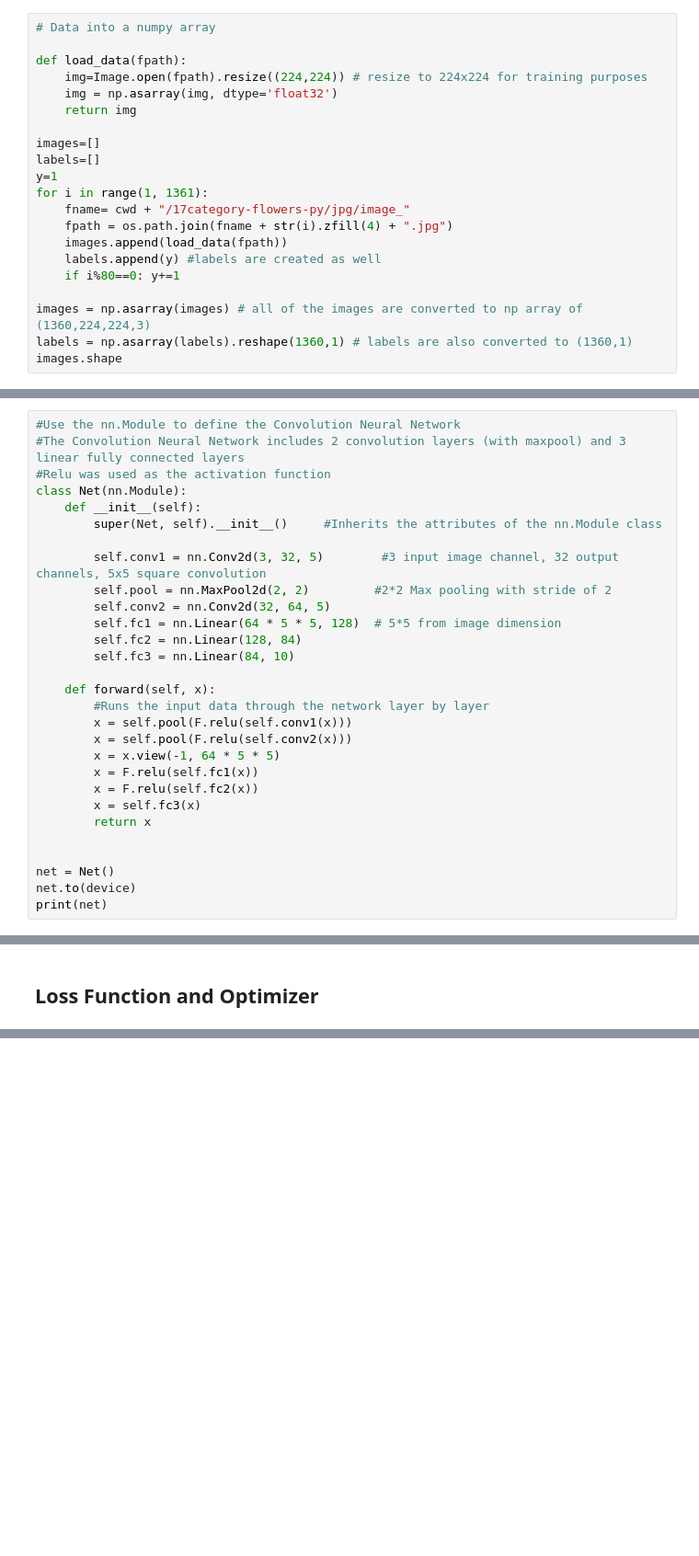
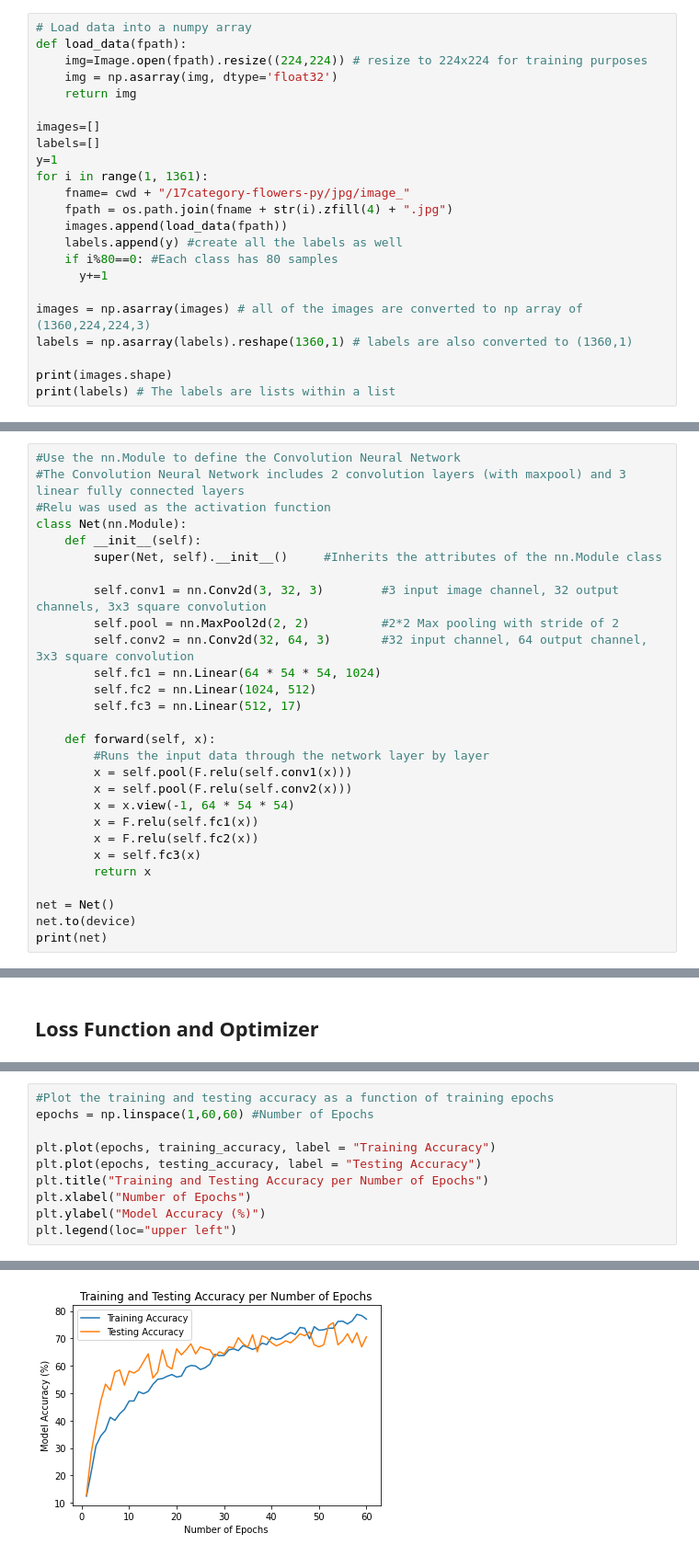
Before and after one commit to pbrebner/17flower-dataset-classification, a Jupyter notebook: 17_category_flower_dataset.ipynb, the cells around one changed output, grey strips where cells are left out. Shown at 92% size. Cells and saved outputs as stored; diff of their text form; blank space fills up the shorter version.

```diff
--- a/17_category_flower_dataset.ipynb
+++ b/17_category_flower_dataset.ipynb
@@ -79,6 +108,5 @@ Image.open(cwd + "/17category-flowers-py/jpg/image_0180.jpg")
 # %%
-# Data into a numpy array
-
+# Load data into a numpy array
 def load_data(fpath):
     img=Image.open(fpath).resize((224,224)) # resize to 224x224 for training purposes
     img = np.asarray(img, dtype='float32')
@@ -91,9 +119,12 @@ for i in range(1, 1361):
     fname= cwd + "/17category-flowers-py/jpg/image_"
     fpath = os.path.join(fname + str(i).zfill(4) + ".jpg")
     images.append(load_data(fpath))
-    labels.append(y) #labels are created as well
-    if i%80==0: y+=1
+    labels.append(y) #create all the labels as well
+    if i%80==0: #Each class has 80 samples
+      y+=1
 
 images = np.asarray(images) # all of the images are converted to np array of (1360,224,224,3)
 labels = np.asarray(labels).reshape(1360,1) # labels are also converted to (1360,1)
-images.shape
+
+print(images.shape)
+print(labels) # The labels are lists within a list
@@ -151,24 +251,23 @@ class Net(nn.Module):
     def __init__(self):
         super(Net, self).__init__()     #Inherits the attributes of the nn.Module class
 
-        self.conv1 = nn.Conv2d(3, 32, 5)        #3 input image channel, 32 output channels, 5x5 square convolution
-        self.pool = nn.MaxPool2d(2, 2)         #2*2 Max pooling with stride of 2
-        self.conv2 = nn.Conv2d(32, 64, 5)
-        self.fc1 = nn.Linear(64 * 5 * 5, 128)  # 5*5 from image dimension
-        self.fc2 = nn.Linear(128, 84)
-        self.fc3 = nn.Linear(84, 10)
+        self.conv1 = nn.Conv2d(3, 32, 3)        #3 input image channel, 32 output channels, 3x3 square convolution
+        self.pool = nn.MaxPool2d(2, 2)          #2*2 Max pooling with stride of 2
+        self.conv2 = nn.Conv2d(32, 64, 3)       #32 input channel, 64 output channel, 3x3 square convolution
+        self.fc1 = nn.Linear(64 * 54 * 54, 1024)
+        self.fc2 = nn.Linear(1024, 512)
+        self.fc3 = nn.Linear(512, 17)
 
     def forward(self, x):
         #Runs the input data through the network layer by layer
         x = self.pool(F.relu(self.conv1(x)))
         x = self.pool(F.relu(self.conv2(x)))
-        x = x.view(-1, 64 * 5 * 5)
+        x = x.view(-1, 64 * 54 * 54)
         x = F.relu(self.fc1(x))
         x = F.relu(self.fc2(x))
         x = self.fc3(x)
         return x
 
-
 net = Net()
 net.to(device)
 print(net)
@@ -190,0 +390,11 @@ test_loss = []
+# %%
+#Plot the training and testing accuracy as a function of training epochs
+epochs = np.linspace(1,60,60) #Number of Epochs
+
+plt.plot(epochs, training_accuracy, label = "Training Accuracy")
+plt.plot(epochs, testing_accuracy, label = "Testing Accuracy")
+plt.title("Training and Testing Accuracy per Number of Epochs")
+plt.xlabel("Number of Epochs")
+plt.ylabel("Model Accuracy (%)")
+plt.legend(loc="upper left")
+# %% [output]
@@ -190,0 +402 @@ test_loss = []
+[figure, added]
```
Also changed, not shown: parts of 57 cells of this notebook.
